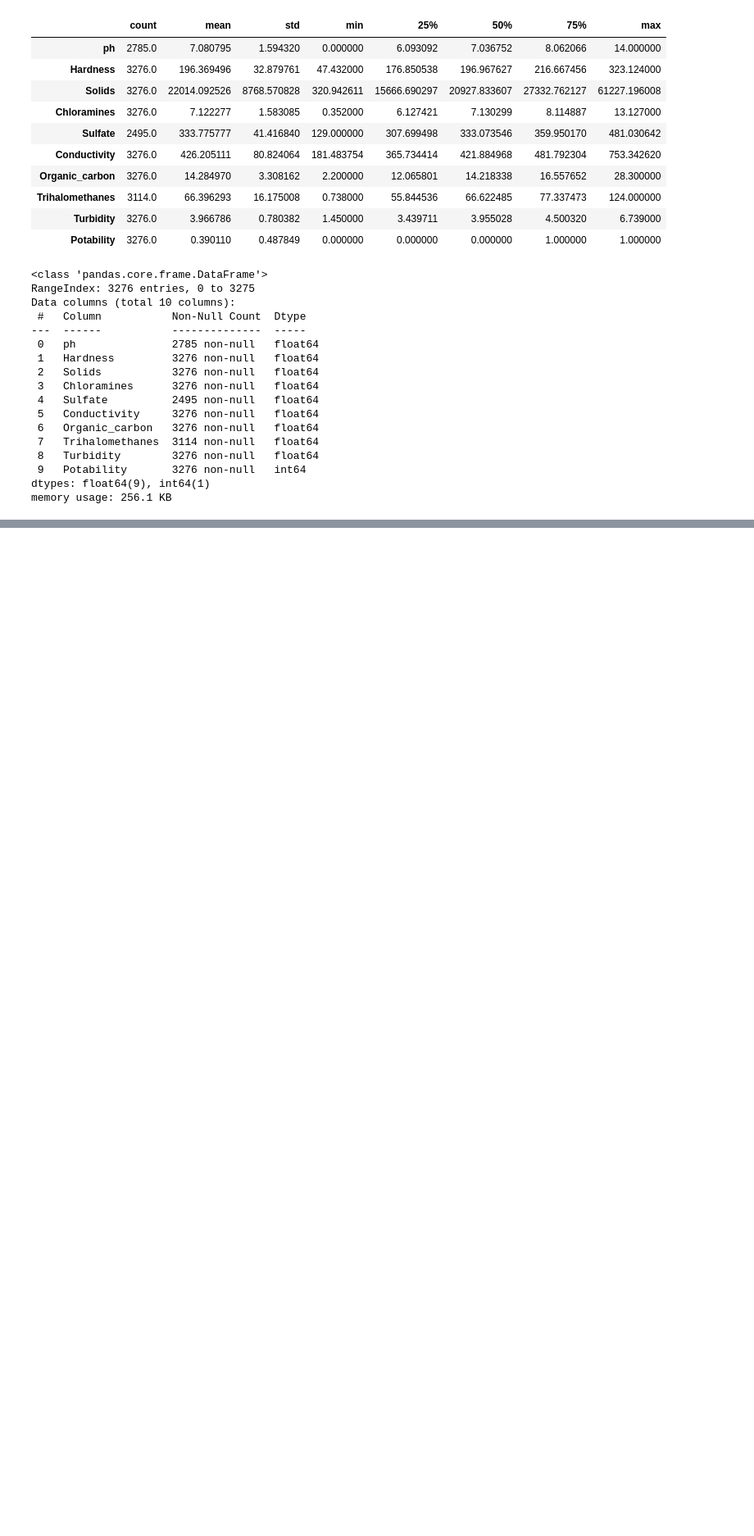
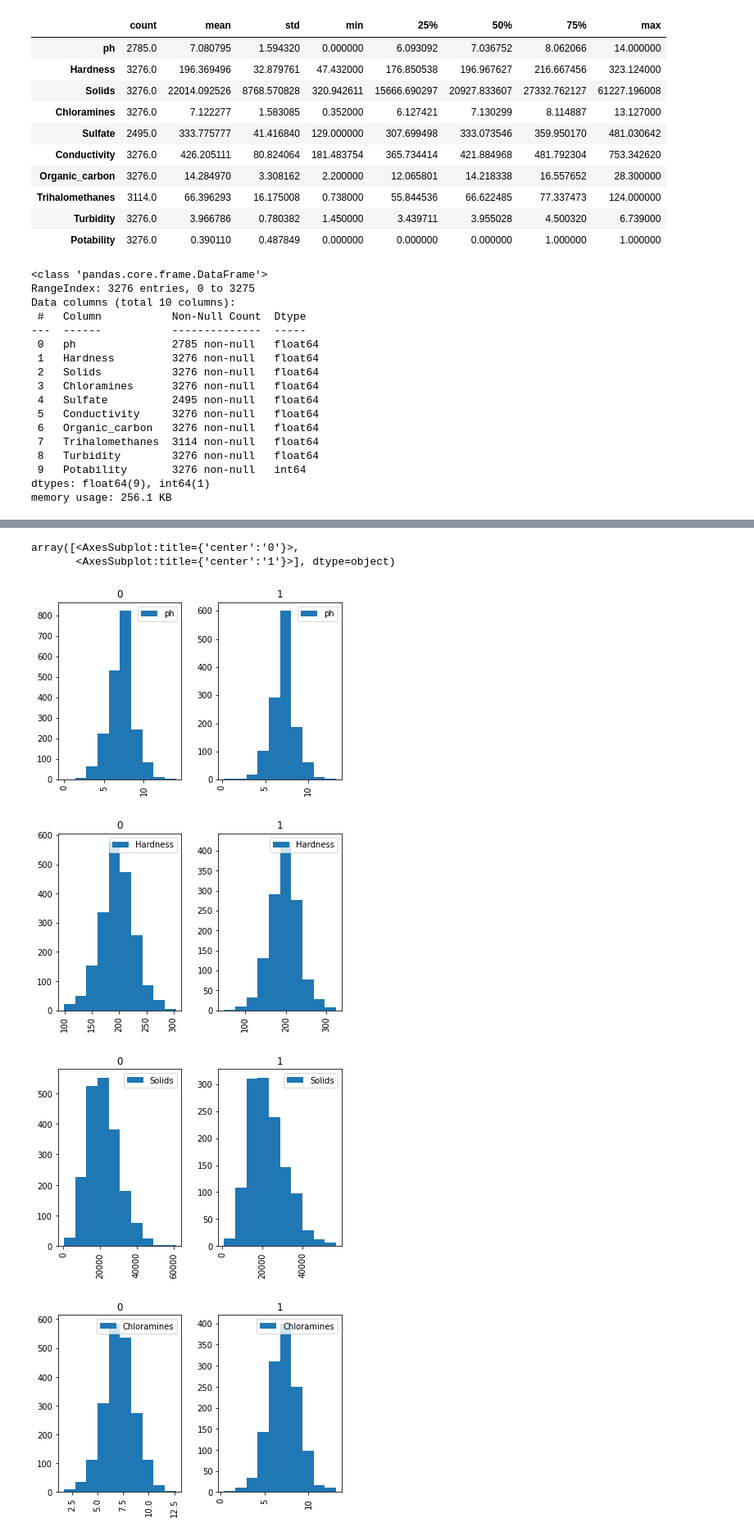
Before and after one commit to atiq-max/WaterPotability, a Jupyter notebook: Water Quality or Potability detection.ipynb, the cells around one changed output, grey strips where cells are left out. Shown at 82% size. Drawn from its saved outputs; the diff is of its cells as text; code cells hidden in the pictures; blank space fills up the shorter version.

```diff
--- a/Water Quality or Potability detection.ipynb
+++ b/Water Quality or Potability detection.ipynb
@@ -68,0 +90,4 @@ memory usage: 256.1 KB
+# %%
+df['ph'] = df['ph'].fillna(df['ph'].mean())
+df['Sulfate'] = df['Sulfate'].fillna(df['Sulfate'].mean())
+df['Trihalomethanes'] = df['Trihalomethanes'].fillna(df['Trihalomethanes'].mean())
@@ -68,0 +112,17 @@ memory usage: 256.1 KB
+# %%
+df.hist(column='ph', by='Potability', legend=True)
+df.hist(column='Hardness', by='Potability' , legend=True)
+df.hist(column='Solids', by='Potability',  legend=True)
+df.hist(column='Chloramines', by='Potability',  legend=True)
+df.hist(column='Sulfate', by='Potability',  legend=True)
+df.hist(column='Conductivity', by='Potability',  legend=True)
+df.hist(column='Organic_carbon', by='Potability',  legend=True)
+df.hist(column='Trihalomethanes', by='Potability',  legend=True)
+df.hist(column='Turbidity', by='Potability',  legend=True)
+# %% [output]
+array([<AxesSubplot:title={'center':'0'}>,
+       <AxesSubplot:title={'center':'1'}>], dtype=object)
+[figure, added]
+[figure, added]
+[figure, added]
+[figure, added]
```
Also changed, not shown: parts of 7 cells of this notebook, 1 other file.
